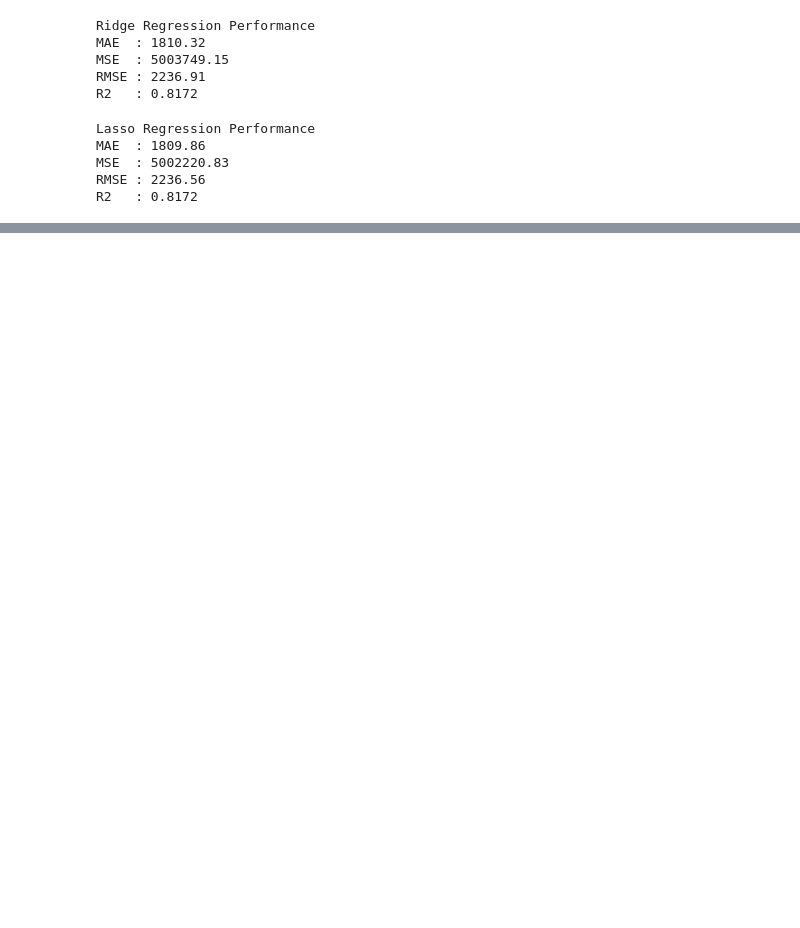
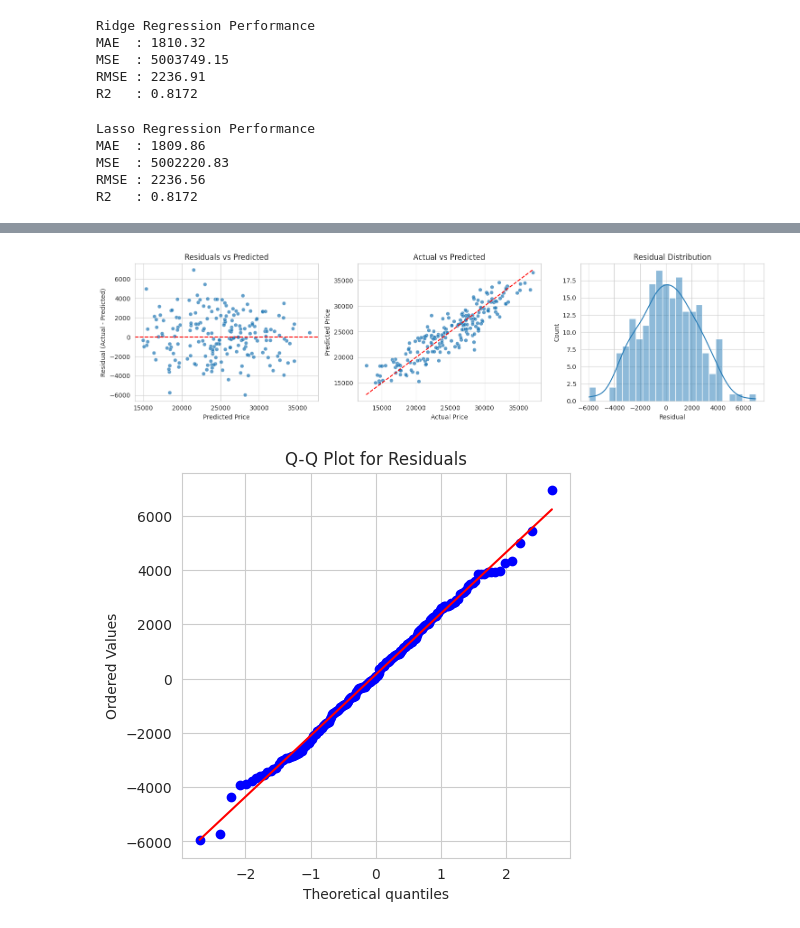
Before and after one commit to Snehratanpara1/Machine-Learning, a Jupyter notebook: Regression/CarPrice_Pred_EDA_FEFS.ipynb, the cells around one changed output, grey strips where cells are left out. Saved outputs shown, nothing was run; the diff lists cells and outputs as text; code cells hidden in the pictures; blank space fills up the shorter version.

Commit message:
Adding Plots of resuiduals and other

```diff
--- a/Regression/CarPrice_Pred_EDA_FEFS.ipynb
+++ b/Regression/CarPrice_Pred_EDA_FEFS.ipynb
@@ -906,0 +936,35 @@ coef_comparison.sort_values(by='Ridge Coefficient', key=np.abs, ascending=False)
+# %%
+residuals = y_test.values - y_pred_mlr.flatten()
+
+plt.figure(figsize=(15, 4))
+
+plt.subplot(1, 3, 1)
+sns.scatterplot(x=y_pred_mlr, y=residuals, alpha=0.7)
+plt.axhline(0, color='red', linestyle='--')
+plt.xlabel('Predicted Price')
+plt.ylabel('Residual (Actual - Predicted)')
+plt.title('Residuals vs Predicted')
+
+plt.subplot(1, 3, 2)
+sns.scatterplot(x=y_test, y=y_pred_mlr, alpha=0.7)
+plt.plot([y_test.min(), y_test.max()], [y_test.min(), y_test.max()], 'r--')
+plt.xlabel('Actual Price')
+plt.ylabel('Predicted Price')
+plt.title('Actual vs Predicted')
+
+plt.subplot(1, 3, 3)
+sns.histplot(residuals, bins=25, kde=True)
+plt.xlabel('Residual')
+plt.title('Residual Distribution')
+
+plt.tight_layout()
+plt.show()
+
+import scipy.stats as stats
+plt.figure(figsize=(5, 5))
+stats.probplot(residuals, dist="norm", plot=plt)
+plt.title('Q-Q Plot for Residuals')
+plt.show()
+# %% [output]
+[figure, added]
+[figure, added]
```
Also changed, not shown: parts of 24 cells of this notebook.
